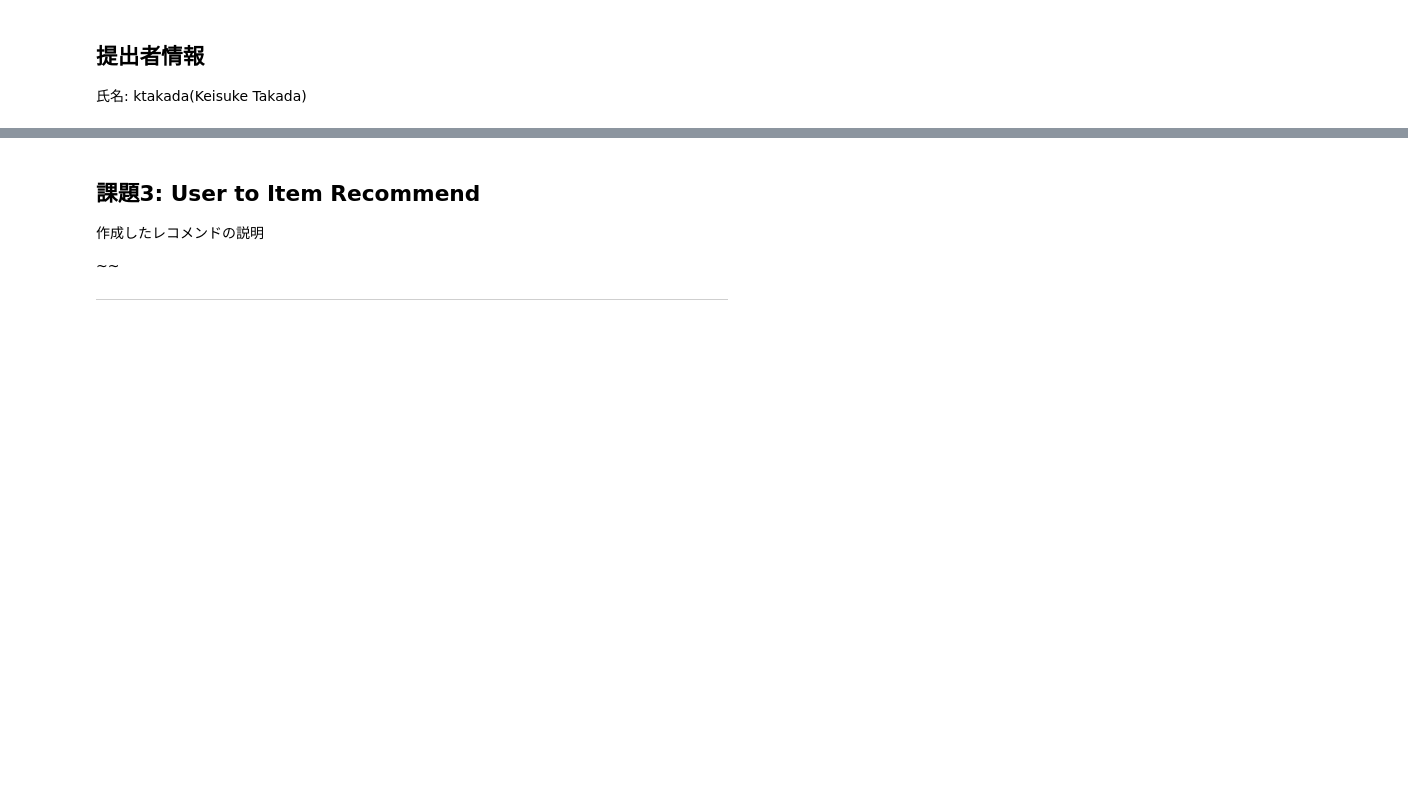
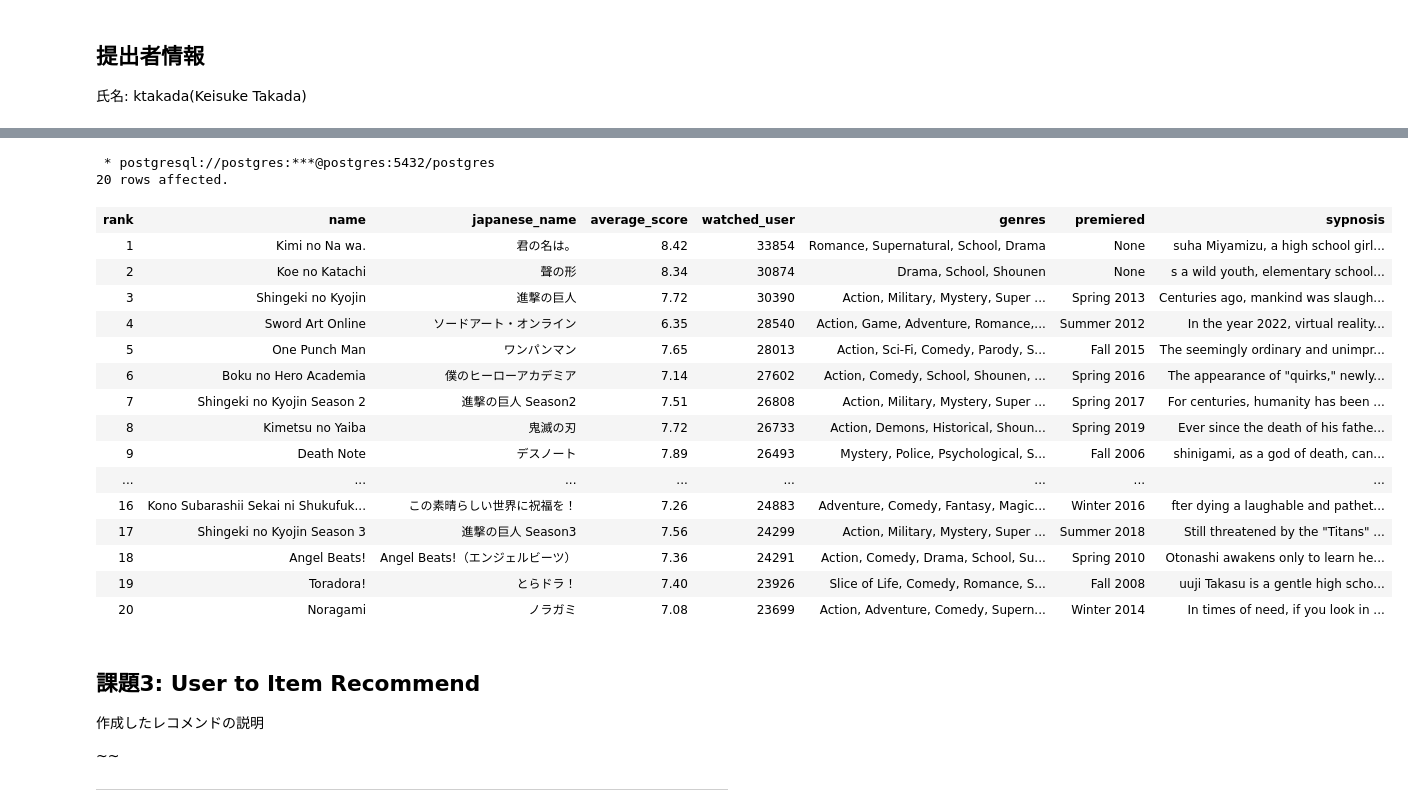
Before and after one commit to ktakada42/Sql-workshop, a Jupyter notebook: Submission__ktakada_.ipynb, the cells around one changed output, grey strips where cells are left out. Cells and saved outputs as stored; diff of their text form; code cells hidden in the pictures; blank space fills up the shorter version.

```diff
--- a/Submission__ktakada_.ipynb
+++ b/Submission__ktakada_.ipynb
@@ -105,5 +85,39 @@ FROM NumberOfScores;
 # %%
 %%sql
+SELECT ROW_NUMBER() OVER (ORDER BY watched_user DESC, average_score DESC) AS rank,
+A.name, A.japanese_name, ROUND(RAI.average_score, 2) AS average_score, RAI.watched_user, A.genres, A.premiered, AWS.sypnosis
+FROM anime AS A INNER JOIN (
+    SELECT anime_id, COUNT(*) AS watched_user, AVG(rating) AS average_score
+    FROM animelist
+    WHERE user_id = ANY (SELECT user_id FROM animelist WHERE anime_id = 38826 AND watching_status IN (2, 4))
+      AND anime_id <> 38826
+      AND watching_status IN (2, 4)
+    GROUP BY anime_id
+    ORDER BY average_score DESC) AS RAI
+ON A.mal_id = RAI.anime_id
+INNER JOIN anime_with_synopsis AS AWS
+ON A.mal_id = AWS.mal_id
+ORDER BY rank
+LIMIT 20;
+# %% [output]
+ * postgresql://postgres:***@postgres:5432/postgres
+20 rows affected.
+| rank | name | japanese_name | average_score | watched_user | genres | premiered | sypnosis |
+| 1 | Kimi no Na wa. | 君の名は。 | 8.42 | 33854 | Romance, Supernatural, School, Drama | None | suha Miyamizu, a high school girl... |
+| 2 | Koe no Katachi | 聲の形 | 8.34 | 30874 | Drama, School, Shounen | None | s a wild youth, elementary school... |
+| 3 | Shingeki no Kyojin | 進撃の巨人 | 7.72 | 30390 | Action, Military, Mystery, Super ... | Spring 2013 | Centuries ago, mankind was slaugh... |
+| 4 | Sword Art Online | ソードアート・オンライン | 6.35 | 28540 | Action, Game, Adventure, Romance,... | Summer 2012 | In the year 2022, virtual reality... |
+| 5 | One Punch Man | ワンパンマン | 7.65 | 28013 | Action, Sci-Fi, Comedy, Parody, S... | Fall 2015 | The seemingly ordinary and unimpr... |
+| 6 | Boku no Hero Academia | 僕のヒーローアカデミア | 7.14 | 27602 | Action, Comedy, School, Shounen, ... | Spring 2016 | The appearance of "quirks," newly... |
+| 7 | Shingeki no Kyojin Season 2 | 進撃の巨人 Season2 | 7.51 | 26808 | Action, Military, Mystery, Super ... | Spring 2017 | For centuries, humanity has been ... |
+| 8 | Kimetsu no Yaiba | 鬼滅の刃 | 7.72 | 26733 | Action, Demons, Historical, Shoun... | Spring 2019 | Ever since the death of his fathe... |
+| 9 | Death Note | デスノート | 7.89 | 26493 | Mystery, Police, Psychological, S... | Fall 2006 | shinigami, as a god of death, can... |
+| ... | ... | ... | ... | ... | ... | ... | ... |
+| 16 | Kono Subarashii Sekai ni Shukufuk... | この素晴らしい世界に祝福を！ | 7.26 | 24883 | Adventure, Comedy, Fantasy, Magic... | Winter 2016 | fter dying a laughable and pathet... |
+| 17 | Shingeki no Kyojin Season 3 | 進撃の巨人 Season3 | 7.56 | 24299 | Action, Military, Mystery, Super ... | Summer 2018 | Still threatened by the "Titans" ... |
+| 18 | Angel Beats! | Angel Beats!（エンジェルビーツ） | 7.36 | 24291 | Action, Comedy, Drama, School, Su... | Spring 2010 | Otonashi awakens only to learn he... |
+| 19 | Toradora! | とらドラ！ | 7.40 | 23926 | Slice of Life, Comedy, Romance, S... | Fall 2008 | uuji Takasu is a gentle high scho... |
+| 20 | Noragami | ノラガミ | 7.08 | 23699 | Action, Adventure, Comedy, Supern... | Winter 2014 | In times of need, if you look in ... |
 # %% [markdown]
 ## 課題3: User to Item Recommend
 
```
Also changed, not shown: parts of 5 cells of this notebook.
